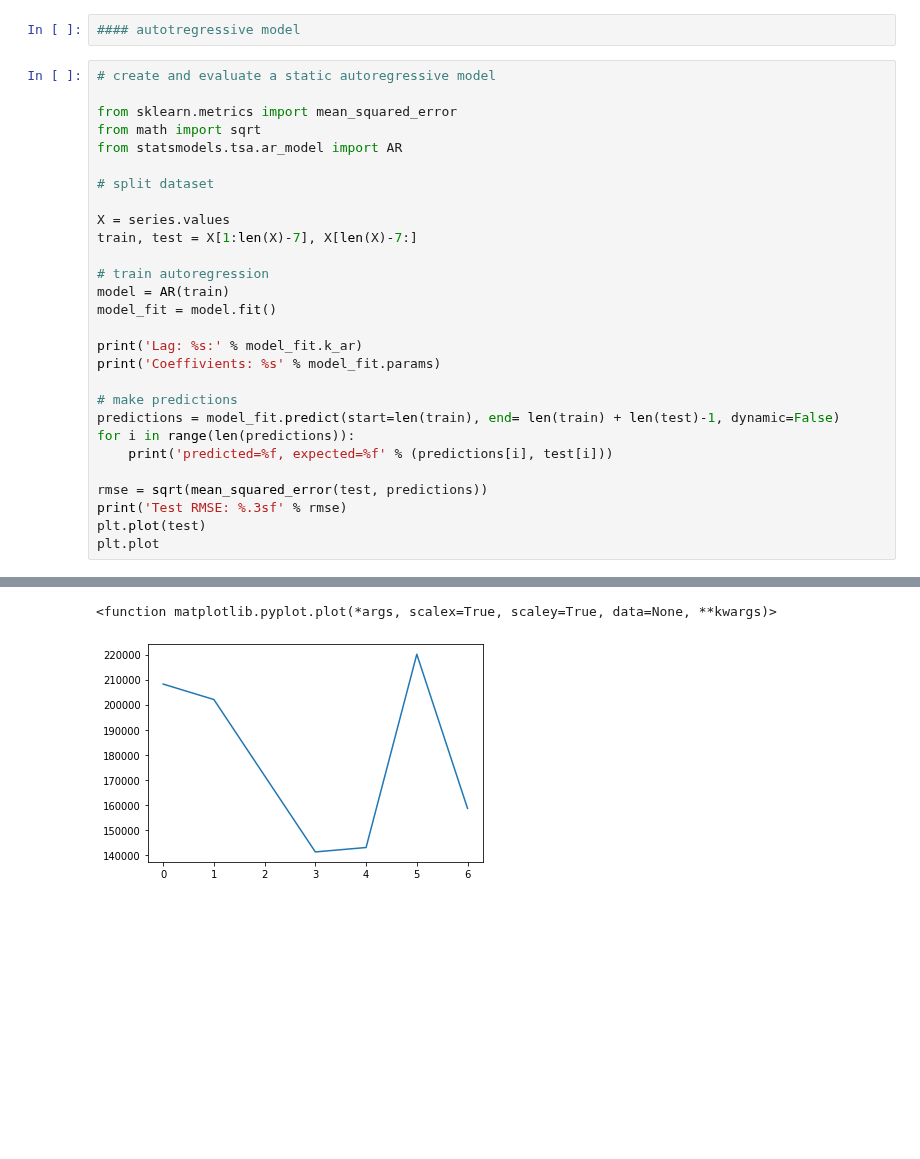
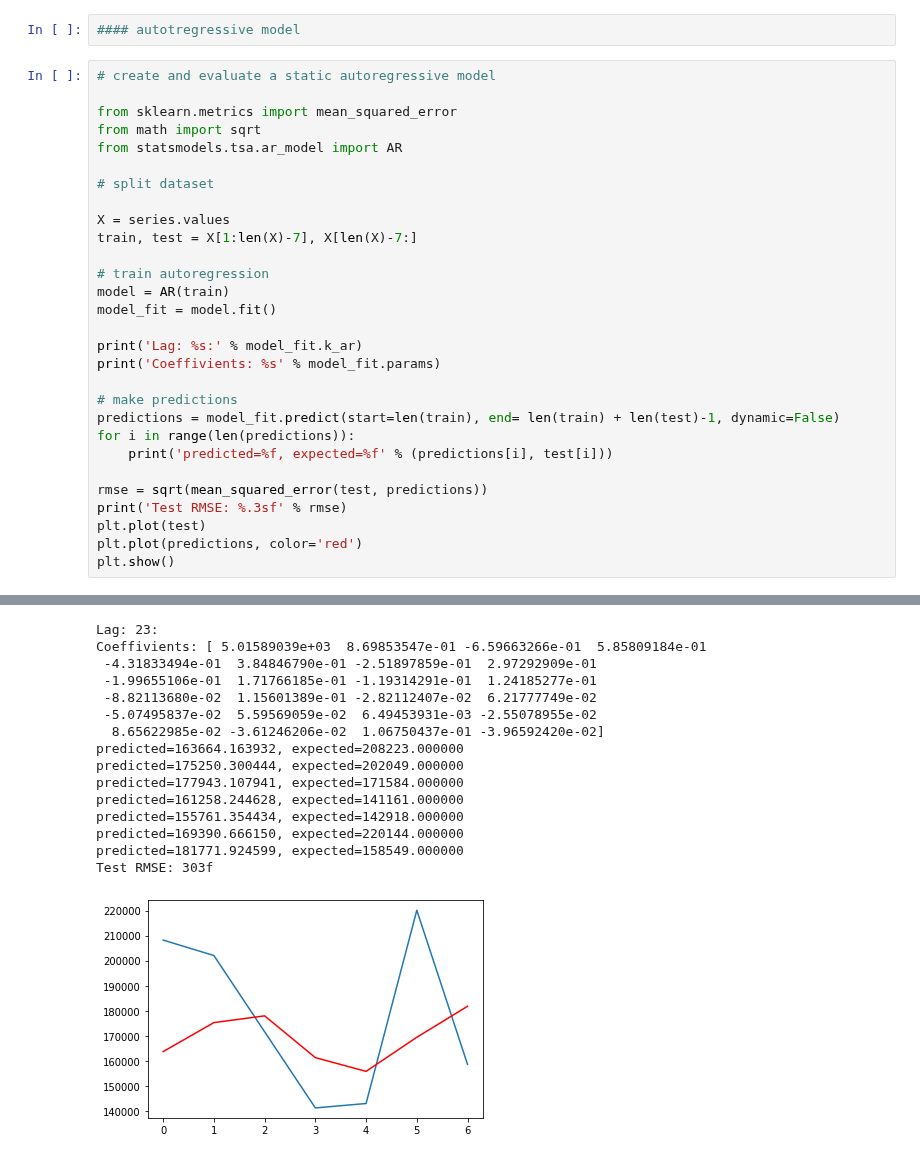
Before and after one commit to ayosamobitade/Time-Series-Analytic-Projects, a Jupyter notebook: forum pageviews/forum pageview.ipynb, the cells around one changed output, grey strips where cells are left out. Cells and saved outputs as stored; diff of their text form; blank space fills up the shorter version.

```diff
--- a/forum pageviews/forum pageview.ipynb
+++ b/forum pageviews/forum pageview.ipynb
@@ -917,5 +917,6 @@ for i in range(len(predictions)):
 rmse = sqrt(mean_squared_error(test, predictions))
 print('Test RMSE: %.3sf' % rmse)
 plt.plot(test)
-plt.plot
+plt.plot(predictions, color='red')
+plt.show()
 # %% [output]
@@ -937,2 +942,16 @@ Test RMSE: 303f
-<function matplotlib.pyplot.plot(*args, scalex=True, scaley=True, data=None, **kwargs)>
+Lag: 23:
+Coeffivients: [ 5.01589039e+03  8.69853547e-01 -6.59663266e-01  5.85809184e-01
+ -4.31833494e-01  3.84846790e-01 -2.51897859e-01  2.97292909e-01
+ -1.99655106e-01  1.71766185e-01 -1.19314291e-01  1.24185277e-01
+ -8.82113680e-02  1.15601389e-01 -2.82112407e-02  6.21777749e-02
+ -5.07495837e-02  5.59569059e-02  6.49453931e-03 -2.55078955e-02
+  8.65622985e-02 -3.61246206e-02  1.06750437e-01 -3.96592420e-02]
+predicted=163664.163932, expected=208223.000000
+predicted=175250.300444, expected=202049.000000
+predicted=177943.107941, expected=171584.000000
+predicted=161258.244628, expected=141161.000000
+predicted=155761.354434, expected=142918.000000
+predicted=169390.666150, expected=220144.000000
+predicted=181771.924599, expected=158549.000000
+Test RMSE: 303f
-[figure, old version]
+[figure, new version]
```
Also changed, not shown: parts of 1 cell of this notebook.
